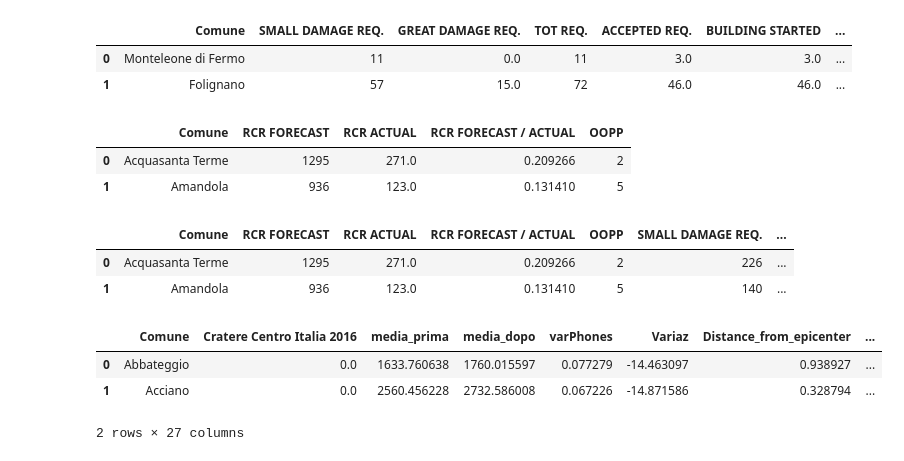
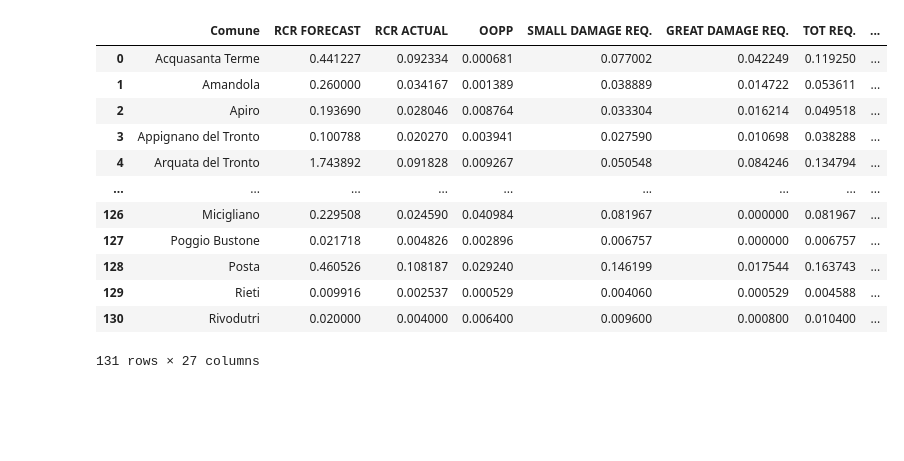
Before and after one commit to mmamei/earthquake2016, a Jupyter notebook: regression_SISMA2016.ipynb, the cells around one changed output. Cells and saved outputs as stored; diff of their text form; code cells hidden in the pictures; blank space fills up the shorter version.

```diff
--- a/regression_SISMA2016.ipynb
+++ b/regression_SISMA2016.ipynb
@@ -45,40 +18,17 @@ df
-# %%
-
-df = df.fillna(0)
-df['DOMANDE DL / DL'] = df['DOMANDE DL'] / df['DL']
-df['DOMANDE DG / DG'] = df['DOMANDE DG'] / df['DG']
-df.columns = ['Comune','SMALL DAMAGE REQ.', 'GREAT DAMAGE REQ.', 'TOT REQ.','ACCEPTED REQ.',
-              'BUILDING STARTED', 'BUILIDING CONCLUDED','SMALL DAMAGE','GREAT DAMAGE',
-              'SMALL DAMAGE REQ/ACTUAL','GREAT DAMAGE REQ/ACTUAL']
-df['TOT. DAMAGE'] = df['SMALL DAMAGE'] + df['GREAT DAMAGE']
-df.head(2)
-# %% [output]
-|  | Comune | SMALL DAMAGE REQ. | GREAT DAMAGE REQ. | TOT REQ. | ACCEPTED REQ. | BUILDING STARTED | ... |
-| 0 | Monteleone di Fermo | 11 | 0.0 | 11 | 3.0 | 3.0 | ... |
-| 1 | Folignano | 57 | 15.0 | 72 | 46.0 | 46.0 | ... |
-# %%
-df1 = pd.read_csv('sisma2016_data/Sintesi della Ricostruzione nel Territorio.CSV',sep=';',na_values=['-'])
-df1 = df1.drop(['PR','Tecnici','Amministrativi','Altro','Totale '],axis='columns')
-df1 = df1.fillna(0)
-df1['RCR Presentate VS Attese -tasso di copertura- (%) '] = df1['RCR Presentate '] / df1['RCR Attese ']
-df1.columns = ['Comune','RCR FORECAST','RCR ACTUAL','RCR FORECAST / ACTUAL','OOPP']
-df1.head(2)
-# %% [output]
-|  | Comune | RCR FORECAST | RCR ACTUAL | RCR FORECAST / ACTUAL | OOPP |
-| 0 | Acquasanta Terme | 1295 | 271.0 | 0.209266 | 2 |
-| 1 | Amandola | 936 | 123.0 | 0.131410 | 5 |
-# %%
-df1 = df1.merge(df)
-df1.head(2)
-# %% [output]
-|  | Comune | RCR FORECAST | RCR ACTUAL | RCR FORECAST / ACTUAL | OOPP | SMALL DAMAGE REQ. | ... |
-| 0 | Acquasanta Terme | 1295 | 271.0 | 0.209266 | 2 | 226 | ... |
-| 1 | Amandola | 936 | 123.0 | 0.131410 | 5 | 140 | ... |
 # %%
-x_regression = pd.read_csv('quake_data/X_regression.csv')
-x_regression.head(2)
+sisma = pd.read_csv('quake_data/sisma_all.csv')
+sisma
 # %% [output]
-|  | Comune | Cratere Centro Italia 2016 | media_prima | media_dopo | varPhones | Variaz | Distance_from_epicenter | ... |
-| 0 | Abbateggio | 0.0 | 1633.760638 | 1760.015597 | 0.077279 | -14.463097 | 0.938927 | ... |
-| 1 | Acciano | 0.0 | 2560.456228 | 2732.586008 | 0.067226 | -14.871586 | 0.328794 | ... |
+|  | Comune | RCR FORECAST | RCR ACTUAL | OOPP | SMALL DAMAGE REQ. | GREAT DAMAGE REQ. | TOT REQ. | ... |
+| 0 | Acquasanta Terme | 0.441227 | 0.092334 | 0.000681 | 0.077002 | 0.042249 | 0.119250 | ... |
+| 1 | Amandola | 0.260000 | 0.034167 | 0.001389 | 0.038889 | 0.014722 | 0.053611 | ... |
+| 2 | Apiro | 0.193690 | 0.028046 | 0.008764 | 0.033304 | 0.016214 | 0.049518 | ... |
+| 3 | Appignano del Tronto | 0.100788 | 0.020270 | 0.003941 | 0.027590 | 0.010698 | 0.038288 | ... |
+| 4 | Arquata del Tronto | 1.743892 | 0.091828 | 0.009267 | 0.050548 | 0.084246 | 0.134794 | ... |
+| ... | ... | ... | ... | ... | ... | ... | ... | ... |
+| 126 | Micigliano | 0.229508 | 0.024590 | 0.040984 | 0.081967 | 0.000000 | 0.081967 | ... |
+| 127 | Poggio Bustone | 0.021718 | 0.004826 | 0.002896 | 0.006757 | 0.000000 | 0.006757 | ... |
+| 128 | Posta | 0.460526 | 0.108187 | 0.029240 | 0.146199 | 0.017544 | 0.163743 | ... |
+| 129 | Rieti | 0.009916 | 0.002537 | 0.000529 | 0.004060 | 0.000529 | 0.004588 | ... |
+| 130 | Rivodutri | 0.020000 | 0.004000 | 0.006400 | 0.009600 | 0.000800 | 0.010400 | ... |
-2 rows × 27 columns
+131 rows × 27 columns
```
Also changed, not shown: parts of 22 cells of this notebook, 35 other files.
